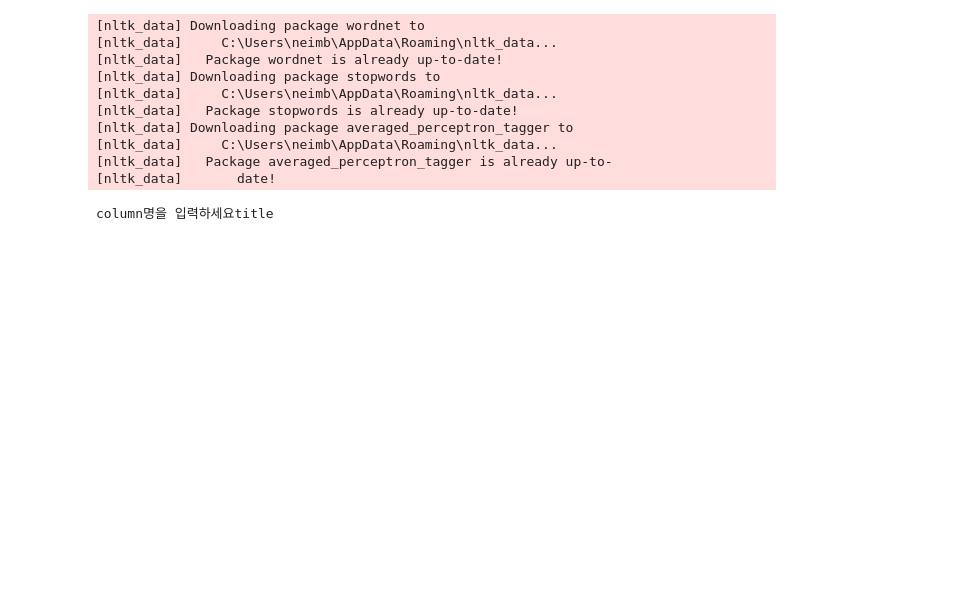
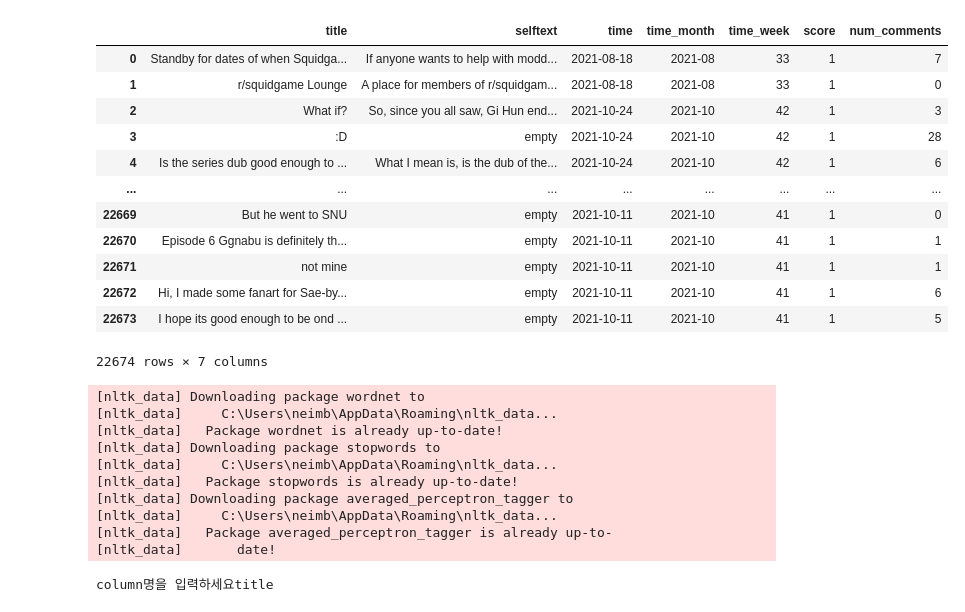
Before and after one commit to 1epss/K-DRAMA-Project, a Jupyter notebook: reddit_project.ipynb, the cells around one changed output. Drawn from its saved outputs; the diff is of its cells as text; code cells hidden in the pictures; blank space fills up the shorter version.

```diff
--- a/reddit_project.ipynb
+++ b/reddit_project.ipynb
@@ -129,6 +144,22 @@ class CsvOpener:
 squidgame = CsvOpener('./wsb_submissions_squidgame.csv')
 squidgame_time = squidgame.TimeConverter_submission()
 Squidgame_sub = squidgame.FixMissingValue_submission()
+# %%
+Squidgame_sub
+# %% [output]
+|  | title | selftext | time | time_month | time_week | score | num_comments |
+| 0 | Standby for dates of when Squidga... | If anyone wants to help with modd... | 2021-08-18 | 2021-08 | 33 | 1 | 7 |
+| 1 | r/squidgame Lounge | A place for members of r/squidgam... | 2021-08-18 | 2021-08 | 33 | 1 | 0 |
+| 2 | What if? | So, since you all saw, Gi Hun end... | 2021-10-24 | 2021-10 | 42 | 1 | 3 |
+| 3 | :D | empty | 2021-10-24 | 2021-10 | 42 | 1 | 28 |
+| 4 | Is the series dub good enough to ... | What I mean is, is the dub of the... | 2021-10-24 | 2021-10 | 42 | 1 | 6 |
+| ... | ... | ... | ... | ... | ... | ... | ... |
+| 22669 | But he went to SNU | empty | 2021-10-11 | 2021-10 | 41 | 1 | 0 |
+| 22670 | Episode 6 Ggnabu is definitely th... | empty | 2021-10-11 | 2021-10 | 41 | 1 | 1 |
+| 22671 | not mine | empty | 2021-10-11 | 2021-10 | 41 | 1 | 1 |
+| 22672 | Hi, I made some fanart for Sae-by... | empty | 2021-10-11 | 2021-10 | 41 | 1 | 6 |
+| 22673 | I hope its good enough to be ond ... | empty | 2021-10-11 | 2021-10 | 41 | 1 | 5 |
+22674 rows × 7 columns
 # %%
 KDRAMA = CsvOpener('./wsb_submissions_KDRAMA.csv')
 KDRAMA_time = KDRAMA.TimeConverter_submission()
```
Also changed, not shown: parts of 5 cells of this notebook, 3 other files.
